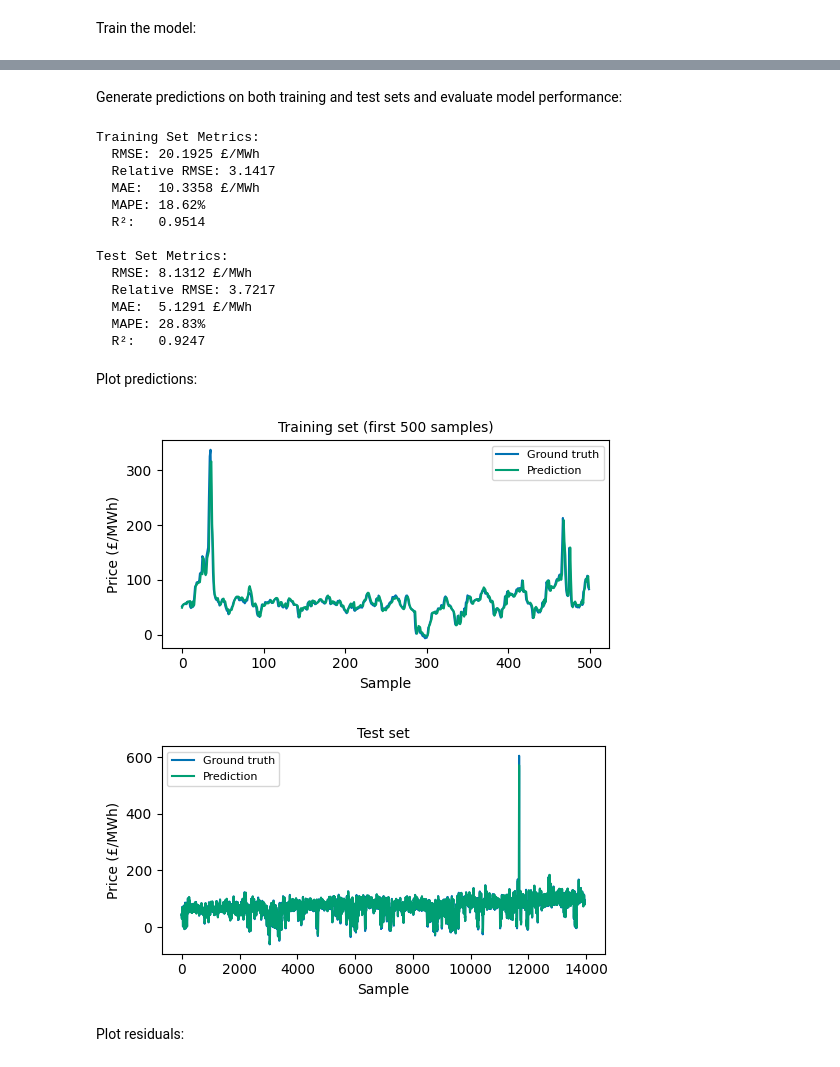
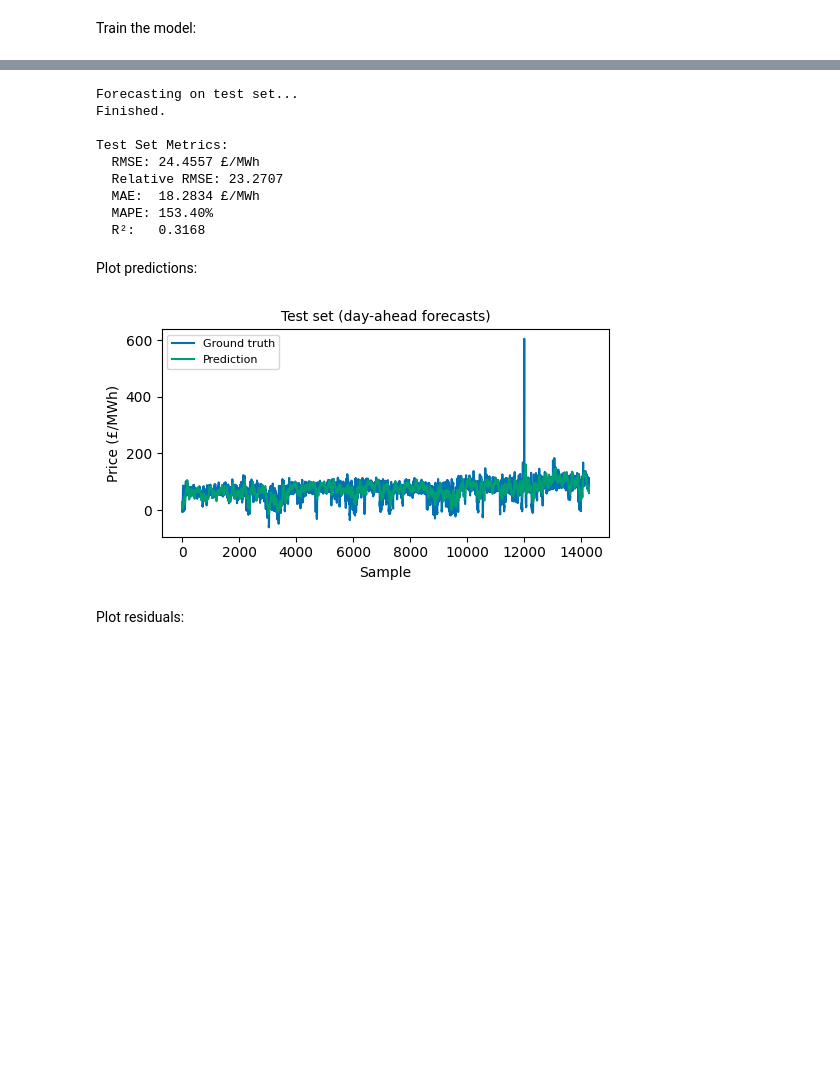
Before and after one commit to christianfenton/electricity_pricing, a Jupyter notebook: notebooks/model_development.ipynb, the cells around one changed output, grey strips where cells are left out. Drawn from its saved outputs; the diff is of its cells as text; code cells hidden in the pictures; blank space fills up the shorter version.

```diff
--- a/notebooks/model_development.ipynb
+++ b/notebooks/model_development.ipynb
@@ -217,15 +240,17 @@ Create an ARX model that uses linear regression to fit its parameters:
 from electricity_pricing.models import ARXModel
 from electricity_pricing.regressors import LinearRegression
 
-model = ARXModel(regressor=LinearRegression())
+# Create ARX model with 3 settlement period lags
+model = ARXModel(lags=[1, 2, 3], regressor=LinearRegression())
 # %% [markdown]
 Train the model:
 # %%
-model.fit(X_train.values, y_train.values)
+# Train the model
+model.fit(endog_train, exog_train)
 
-# display parameters
-print(f"Parameters:")
-feature_names = list(features.keys())
-for feature, coef in zip(feature_names, model.get_params()):
+coefficients = model.get_params()
+feature_names = [f'price_lag_sp_{lag}' for lag in model.lags] + exog_cols
+print(f"Model parameters: {len(feature_names)}")
+for feature, coef in zip(feature_names, coefficients):
     print(f"  {feature:20s}= {coef:.2e}")
 # %% [output]
@@ -244,2 +268,0 @@ Parameters:
-# %% [markdown]
-Generate predictions on both training and test sets and evaluate model performance:
@@ -268,45 +269,36 @@ def evaluate_model(y_true, y_pred, dataset_name):
 # %%
-# Evaluate model
-train_metrics = evaluate_model(y_train, y_train_pred, "Training")
-test_metrics = evaluate_model(y_test, y_test_pred, "Test")
+# Generate forecasts and evaluate performance
+from electricity_pricing.forecast import forecast_day_ahead
+
+print("\nForecasting on test set...")
+forecast, actuals = forecast_day_ahead(model, endog_test, exog_test, skip_days=2)
+print("Finished.")
+
+test_metrics = evaluate_model(actuals, forecast, "Test")
 # %% [output]
-Training Set Metrics:
-  RMSE: 20.1925 £/MWh
-  Relative RMSE: 3.1417
-  MAE:  10.3358 £/MWh
-  MAPE: 18.62%
-  R²:   0.9514
+Forecasting on test set...
+Finished.
 
 Test Set Metrics:
-  RMSE: 8.1312 £/MWh
-  Relative RMSE: 3.7217
-  MAE:  5.1291 £/MWh
-  MAPE: 28.83%
-  R²:   0.9247
+  RMSE: 24.4557 £/MWh
+  Relative RMSE: 23.2707
+  MAE:  18.2834 £/MWh
+  MAPE: 153.40%
+  R²:   0.3168
 # %% [markdown]
 Plot predictions:
 # %%
-# Training set
+# Test set
 fig, ax = plt.subplots(figsize=(16/3, 9/3), layout='tight')
-ax.plot(y_train[:500], label='Ground truth')
-ax.plot(y_train_pred[:500], label='Prediction')
+ax.plot(actuals.values, label='Ground truth')
+ax.plot(forecast.values, label='Prediction')
 ax.set_xlabel('Sample', fontsize=10)
 ax.set_ylabel('Price (£/MWh)', fontsize=10)
-ax.set_title('Training set (first 500 samples)', fontsize=10)
+ax.set_title(f'Test set (day-ahead forecasts)', fontsize=10)
 ax.legend(fontsize=8)
 plt.show()
-# Test set
-fig, ax = plt.subplots(figsize=(16/3, 9/3), layout='tight')
-ax.plot(y_test, label='Ground truth')
-ax.plot(y_test_pred, label='Prediction')
-ax.set_xlabel('Sample', fontsize=10)
-ax.set_ylabel('Price (£/MWh)', fontsize=10)
-ax.set_title(f'Test set', fontsize=10)
-ax.legend(fontsize=8)
-plt.show()
 # %% [output]
-[figure, old version]
+[figure, new version]
-[figure, removed]
 # %% [markdown]
 Plot residuals:
 # %%
```
Also changed, not shown: parts of 21 cells of this notebook, 4 other files.
